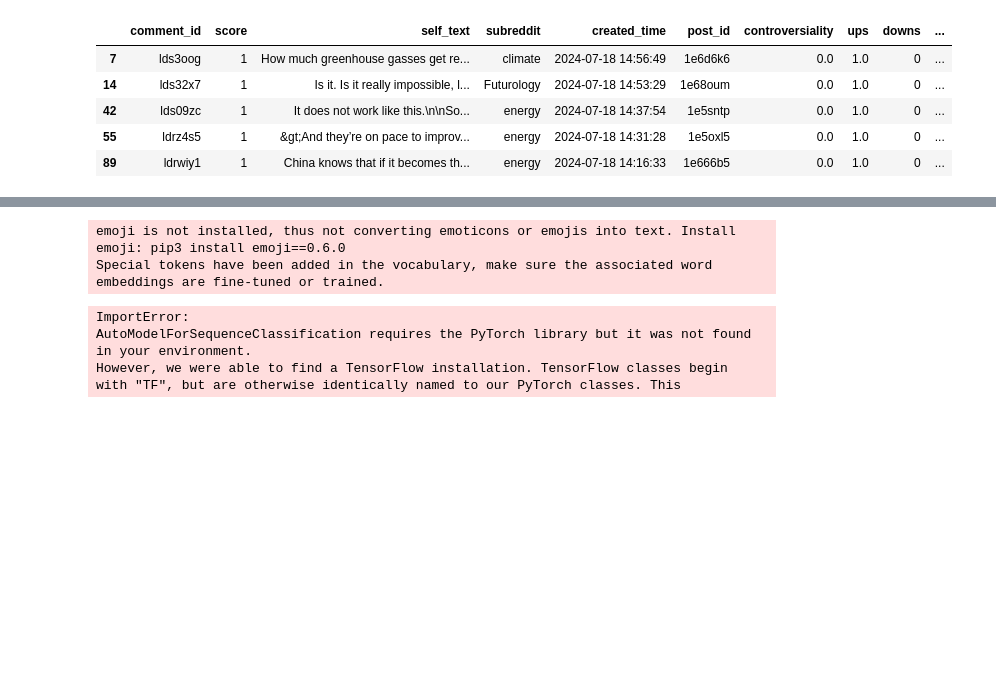
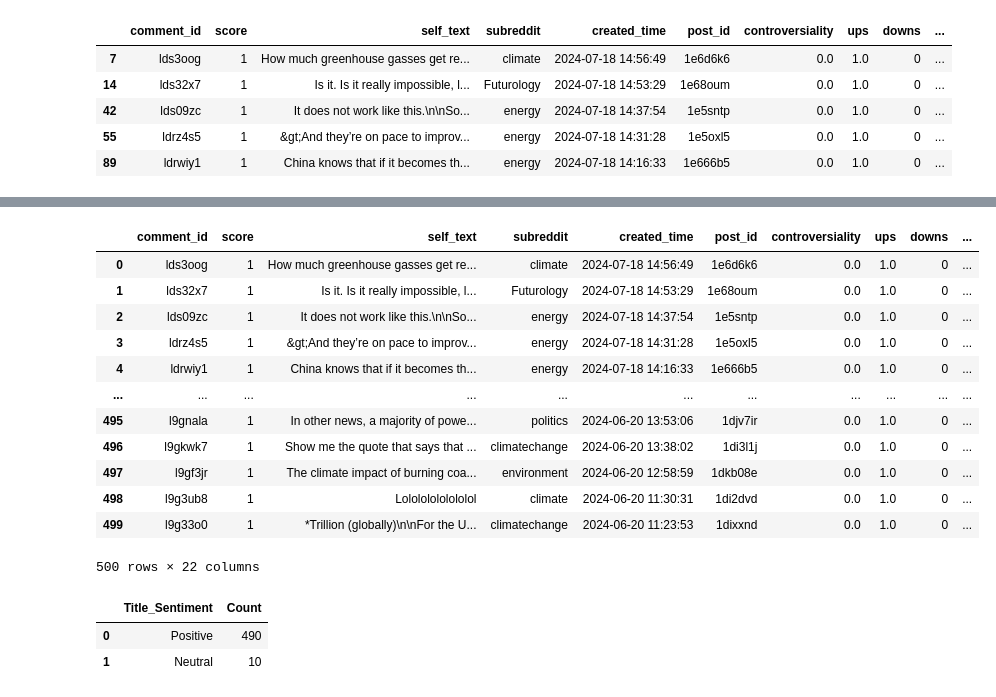
Before and after one commit to claudiawiese/climate_change_reddit, a Jupyter notebook: analysis/sentiment_analysis_BERTweet_model.ipynb, the cells around one changed output, grey strips where cells are left out. Drawn from its saved outputs; the diff is of its cells as text; code cells hidden in the pictures; blank space fills up the shorter version.

Commit message:
first BERT model prototype

```diff
--- a/analysis/sentiment_analysis_BERTweet_model.ipynb
+++ b/analysis/sentiment_analysis_BERTweet_model.ipynb
@@ -135,27 +205,16 @@ dtype: int64
 # %%
-# Load the tokenizer
-tokenizer = AutoTokenizer.from_pretrained("vinai/bertweet-base")
-
-# Load the pretrained model
-model = AutoModelForSequenceClassification.from_pretrained("vinai/bertweet-base")
-
-# Preprocess and tokenize the data
-texts = df_climate_titles['clean_title'].explode()
-inputs = tokenizer(texts, padding=True, truncation=True, return_tensors='pt')
-
-# Fine-tune the model on your dataset (not shown here)
-
-# Predict sentiment
-outputs = model(**inputs)
-predictions = torch.argmax(outputs.logits, dim=1)
-
-# Results
-sentiments = ["Positive" if pred > 0 else ('Negative' if pred < 0 else 'Neutral') for pred in predictions]
-probabilities = [pred.tolist() for pred in predictions]
+df_BERT
 # %% [output]
+|  | comment_id | score | self_text | subreddit | created_time | post_id | controversiality | ups | downs | ... |
+| 0 | lds3oog | 1 | How much greenhouse gasses get re... | climate | 2024-07-18 14:56:49 | 1e6d6k6 | 0.0 | 1.0 | 0 | ... |
+| 1 | lds32x7 | 1 | Is it. Is it really impossible, l... | Futurology | 2024-07-18 14:53:29 | 1e68oum | 0.0 | 1.0 | 0 | ... |
+| 2 | lds09zc | 1 | It does not work like this.\n\nSo... | energy | 2024-07-18 14:37:54 | 1e5sntp | 0.0 | 1.0 | 0 | ... |
+| 3 | ldrz4s5 | 1 | &gt;And they’re on pace to improv... | energy | 2024-07-18 14:31:28 | 1e5oxl5 | 0.0 | 1.0 | 0 | ... |
+| 4 | ldrwiy1 | 1 | China knows that if it becomes th... | energy | 2024-07-18 14:16:33 | 1e666b5 | 0.0 | 1.0 | 0 | ... |
+| ... | ... | ... | ... | ... | ... | ... | ... | ... | ... | ... |
+| 495 | l9gnala | 1 | In other news, a majority of powe... | politics | 2024-06-20 13:53:06 | 1djv7ir | 0.0 | 1.0 | 0 | ... |
+| 496 | l9gkwk7 | 1 | Show me the quote that says that ... | climatechange | 2024-06-20 13:38:02 | 1di3l1j | 0.0 | 1.0 | 0 | ... |
+| 497 | l9gf3jr | 1 | The climate impact of burning coa... | environment | 2024-06-20 12:58:59 | 1dkb08e | 0.0 | 1.0 | 0 | ... |
+| 498 | l9g3ub8 | 1 | Lolololololololol | climate | 2024-06-20 11:30:31 | 1di2dvd | 0.0 | 1.0 | 0 | ... |
+| 499 | l9g33o0 | 1 | *Trillion (globally)\n\nFor the U... | climatechange | 2024-06-20 11:23:53 | 1dixxnd | 0.0 | 1.0 | 0 | ... |
-emoji is not installed, thus not converting emoticons or emojis into text. Install emoji: pip3 install emoji==0.6.0
-Special tokens have been added in the vocabulary, make sure the associated word embeddings are fine-tuned or trained.
+500 rows × 22 columns
-ImportError:
-AutoModelForSequenceClassification requires the PyTorch library but it was not found in your environment.
-However, we were able to find a TensorFlow installation. TensorFlow classes begin
-with "TF", but are otherwise identically named to our PyTorch classes. This
@@ -164,0 +221,11 @@ df['sentilent_prob'] = probabilities
+# %%
+# Count the occurrences of each sentiment category
+sentiment_counts = df_BERT['sentiment'].value_counts()
+sentiment_counts_df = sentiment_counts.reset_index()
+sentiment_counts_df.columns = ['Title_Sentiment', 'Count']
+sentiment_counts_df = sentiment_counts_df.sort_values(by='Count', ascending=False)
+sentiment_counts_df
+# %% [output]
+|  | Title_Sentiment | Count |
+| 0 | Positive | 490 |
+| 1 | Neutral | 10 |
```
Also changed, not shown: parts of 4 cells of this notebook.
